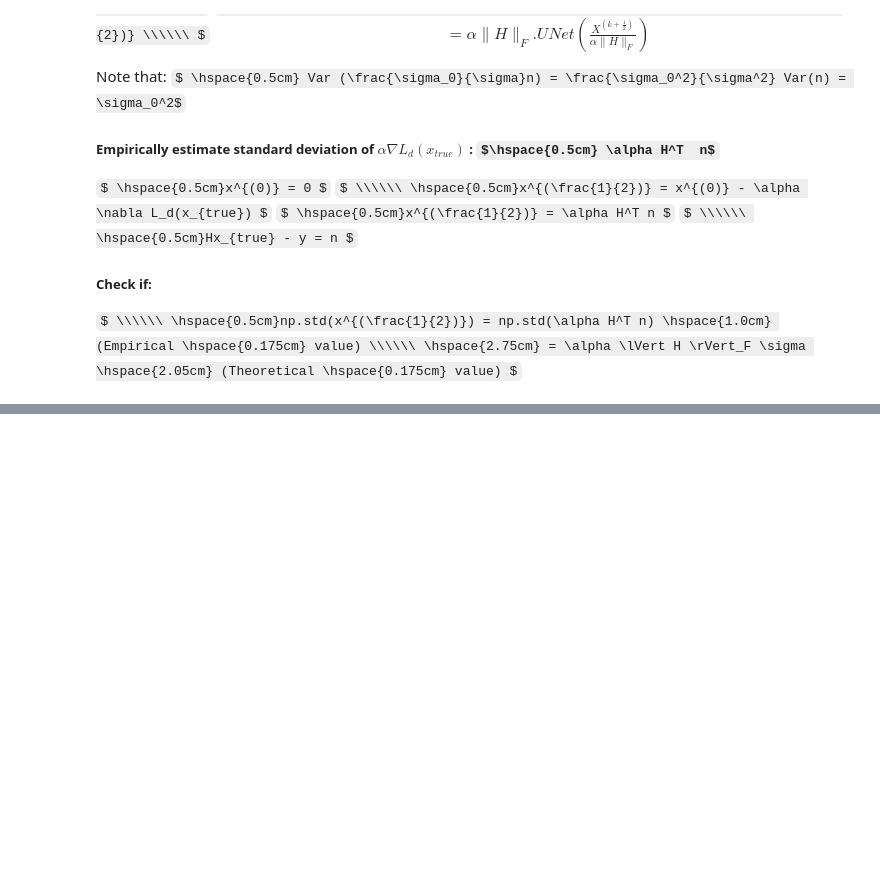
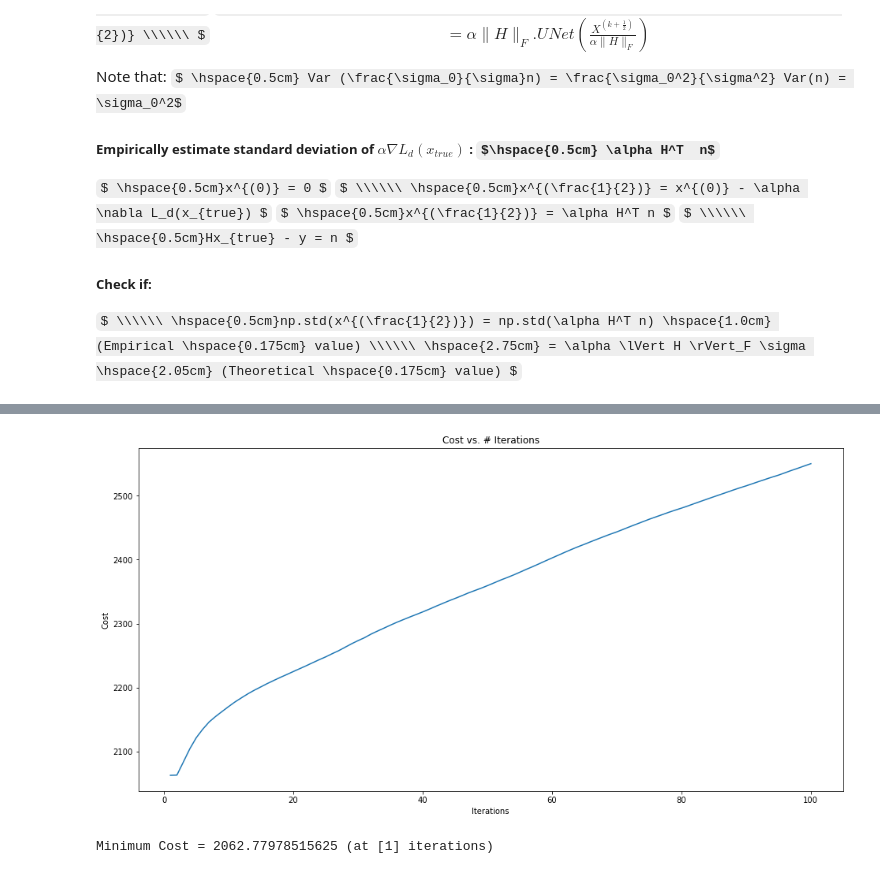
Before and after one commit to utsav-akhaury/PnP-ADMM, a Jupyter notebook: FB_starlet.ipynb, the cells around one changed output, grey strips where cells are left out. Cells and saved outputs as stored; diff of their text form; code cells hidden in the pictures; some formulas as TeX source; blank space fills up the shorter version.

```diff
--- a/FB_starlet.ipynb
+++ b/FB_starlet.ipynb
@@ -570,0 +560,15 @@ Minimum NMSE = 0.771261990070343 (at [9] iterations)
+# %%
+# Plot cost
+min_cost = np.min(cost)
+min_iter_cost = np.where(cost == min_cost)[0] + 1
+
+plt.figure(figsize=(16,8))
+plt.plot(np.arange(1,n_iter+1), cost)
+plt.title('Cost vs. # Iterations')
+plt.xlabel('Iterations')
+plt.ylabel('Cost')
+plt.show()
+print('\nMinimum Cost = {} (at {} iterations)'.format(min_cost, min_iter_cost))
+# %% [output]
+[figure, added]
+Minimum Cost = 2062.77978515625 (at [1] iterations)
```
Also changed, not shown: parts of 9 cells of this notebook.
